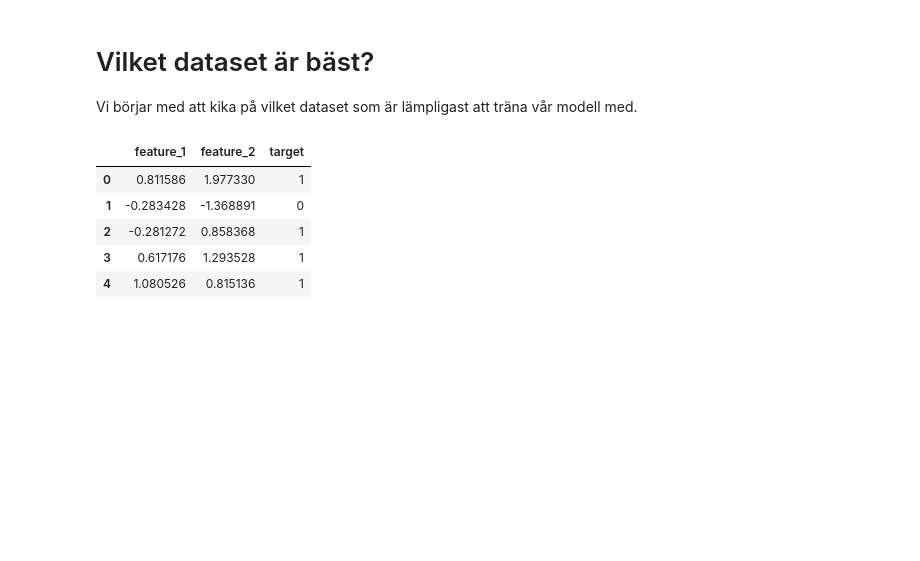
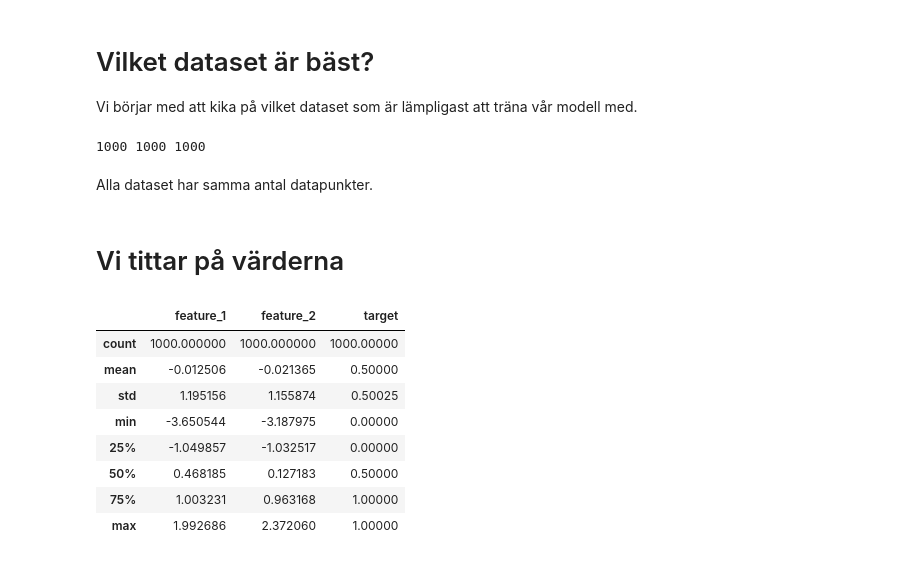
Before and after one commit to Zippy6666/SVM-Assignment, a Jupyter notebook: svm.ipynb, the cells around one changed output. Cells and saved outputs as stored; diff of their text form; code cells hidden in the pictures; blank space fills up the shorter version.

```diff
--- a/svm.ipynb
+++ b/svm.ipynb
@@ -11,11 +8,24 @@ def plt_data( data ):
 # %%
-plt_data( pd.read_csv("random_data.csv") )
-plt_data( pd.read_csv("random_data_2.csv") )
-plt_data( pd.read_csv("random_data_3.csv") )
+data1 = pd.read_csv("random_data.csv")
+data2 = pd.read_csv("random_data_2.csv")
+data3 = pd.read_csv("random_data_3.csv")
-# %% [output]
-|  | feature_1 | feature_2 | target |
-| 0 | 0.811586 | 1.977330 | 1 |
-| 1 | -0.283428 | -1.368891 | 0 |
-| 2 | -0.281272 | 0.858368 | 1 |
-| 3 | 0.617176 | 1.293528 | 1 |
-| 4 | 1.080526 | 0.815136 | 1 |
+# %%
+print(len(data1), len(data2), len(data3))
+# %% [output]
+1000 1000 1000
+# %% [markdown]
+Alla dataset har samma antal datapunkter.
+# %% [markdown]
+# Vi tittar på värderna
+# %%
+data1.describe()
+# %% [output]
+|  | feature_1 | feature_2 | target |
+| count | 1000.000000 | 1000.000000 | 1000.00000 |
+| mean | -0.012506 | -0.021365 | 0.50000 |
+| std | 1.195156 | 1.155874 | 0.50025 |
+| min | -3.650544 | -3.187975 | 0.00000 |
+| 25% | -1.049857 | -1.032517 | 0.00000 |
+| 50% | 0.468185 | 0.127183 | 0.50000 |
+| 75% | 1.003231 | 0.963168 | 1.00000 |
+| max | 1.992686 | 2.372060 | 1.00000 |
```
Also changed, not shown: parts of 11 cells of this notebook, 1 other file.
